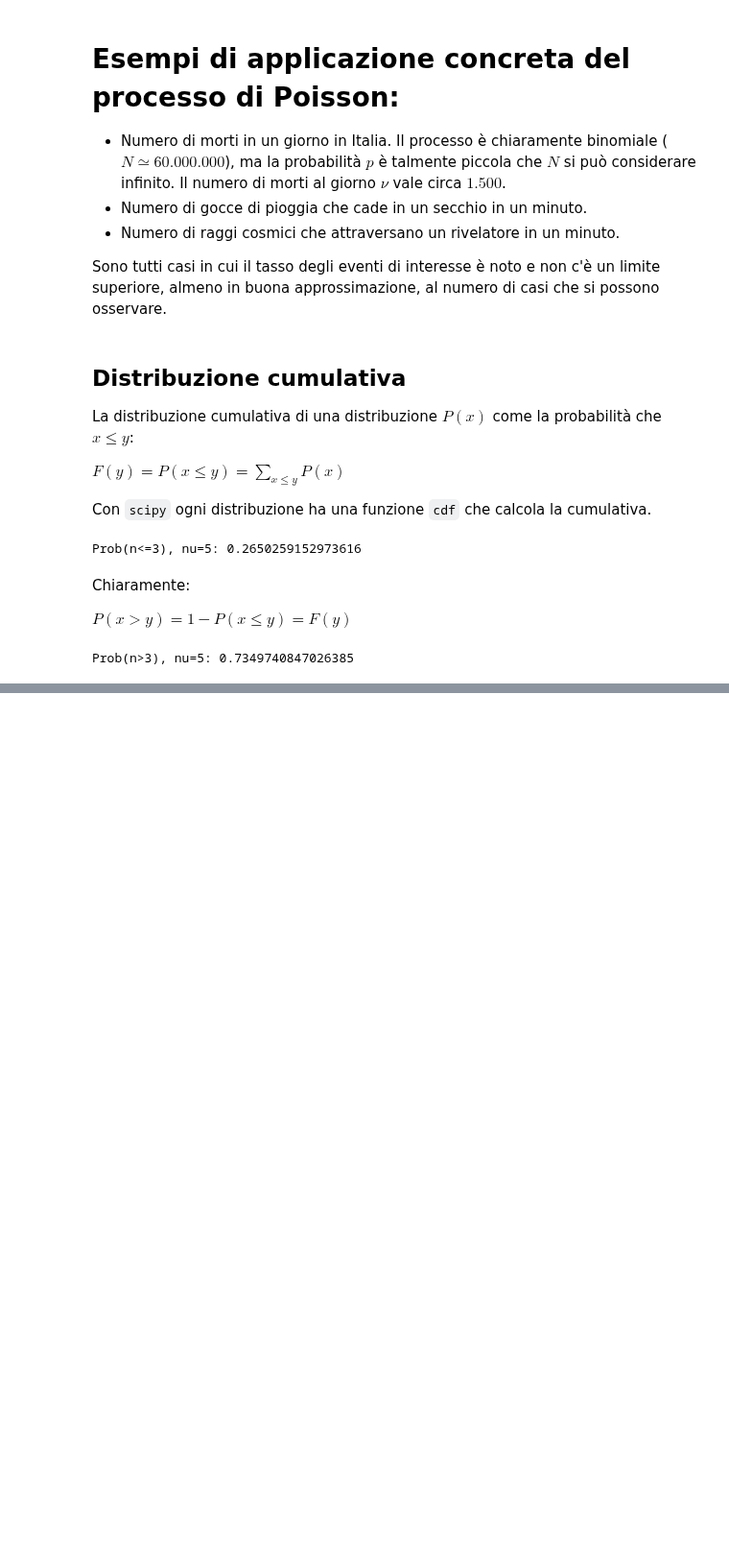
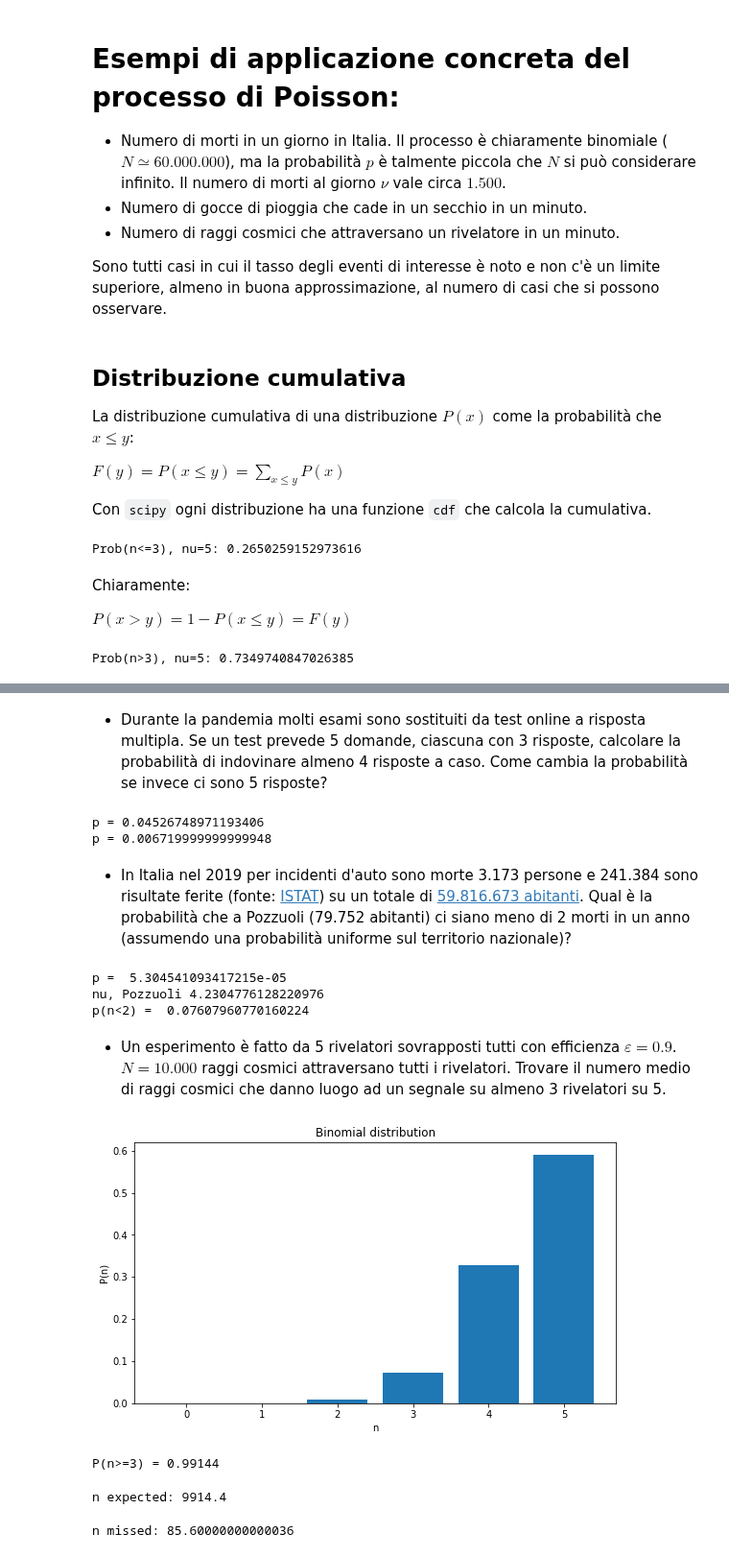
Before and after one commit to lucalista/analisi-dati-2021, a Jupyter notebook: 04.02.00__Alcune_distribuzioni_discrete.ipynb, the cells around one changed output, grey strips where cells are left out. Shown at 96% size. Cells and saved outputs as stored; diff of their text form; code cells hidden in the pictures; blank space fills up the shorter version.

```diff
--- a/04.02.00__Alcune_distribuzioni_discrete.ipynb
+++ b/04.02.00__Alcune_distribuzioni_discrete.ipynb
@@ -304,0 +325,53 @@ Prob(n>3), nu=5: 0.7349740847026385
+# %% [markdown]
+* Durante la pandemia molti esami sono sostituiti da test online a risposta multipla. Se un test prevede 5 domande, ciascuna con 3 risposte, calcolare la probabilità di indovinare almeno 4 risposte a caso. Come cambia la probabilità se invece ci sono 5 risposte?
+# %%
+def p_pass(n_test = 5, n_ans = 3, n_min = 4):
+    p_1 = 1/n_ans
+    return 1-binom.cdf(n_min-1,n_test,p_1)
+print("p =",p_pass())
+print("p =",p_pass(n_ans=5))
+# %% [output]
+p = 0.04526748971193406
+p = 0.006719999999999948
+# %% [markdown]
+* In Italia nel 2019 per incidenti d'auto sono morte 3.173 persone e 241.384 sono risultate ferite (fonte: [ISTAT](https://www.istat.it/it/archivio/245757)) su un totale di [59.816.673 abitanti](http://demo.istat.it/popres/index.php?anno=2019). Qual è la probabilità che a Pozzuoli (79.752 abitanti) ci siano meno di 2 morti in un anno (assumendo una probabilità uniforme sul territorio nazionale)?
+# %%
+p_1 = 3173/59816673
+print("p = ",p_1)
+nu_pozzuoli = p_1*79752
+print("nu, Pozzuoli",nu_pozzuoli)
+print("p(n<2) = ",poisson.cdf(1,nu_pozzuoli))
+# %% [output]
+p =  5.304541093417215e-05
+nu, Pozzuoli 4.2304776128220976
+p(n<2) =  0.07607960770160224
+# %% [markdown]
+* Un esperimento è fatto da 5 rivelatori sovrapposti tutti con efficienza $\varepsilon=0.9$. $N=10.000$ raggi cosmici attraversano tutti i rivelatori. Trovare il numero medio di raggi cosmici che danno luogo ad un segnale su almeno 3 rivelatori su 5.
+# %%
+plt.figure(figsize=(9,5))
+p = 0.9
+N = 5
+x = list(range(N+1))
+y = [binom.pmf(n, N, p) for n in x]
+plt.bar(x,y)
+plt.xticks(x)
+plt.title('Binomial distribution')
+plt.xlabel('n')
+plt.ylabel('P(n)')
+plt.show()
+# %% [output]
+[figure, added]
+# %%
+p_ge3 = 1-binom.cdf(2,5,0.9)
+print("P(n>=3) =",p_ge3)
+# %% [output]
+P(n>=3) = 0.99144
+# %%
+n_exp=10000*p_ge3
+print("n expected:", n_exp)
+# %% [output]
+n expected: 9914.4
+# %%
+print("n missed:", 10000-n_exp)
+# %% [output]
+n missed: 85.60000000000036
```
Also changed, not shown: parts of 9 cells of this notebook, 3 other files.
